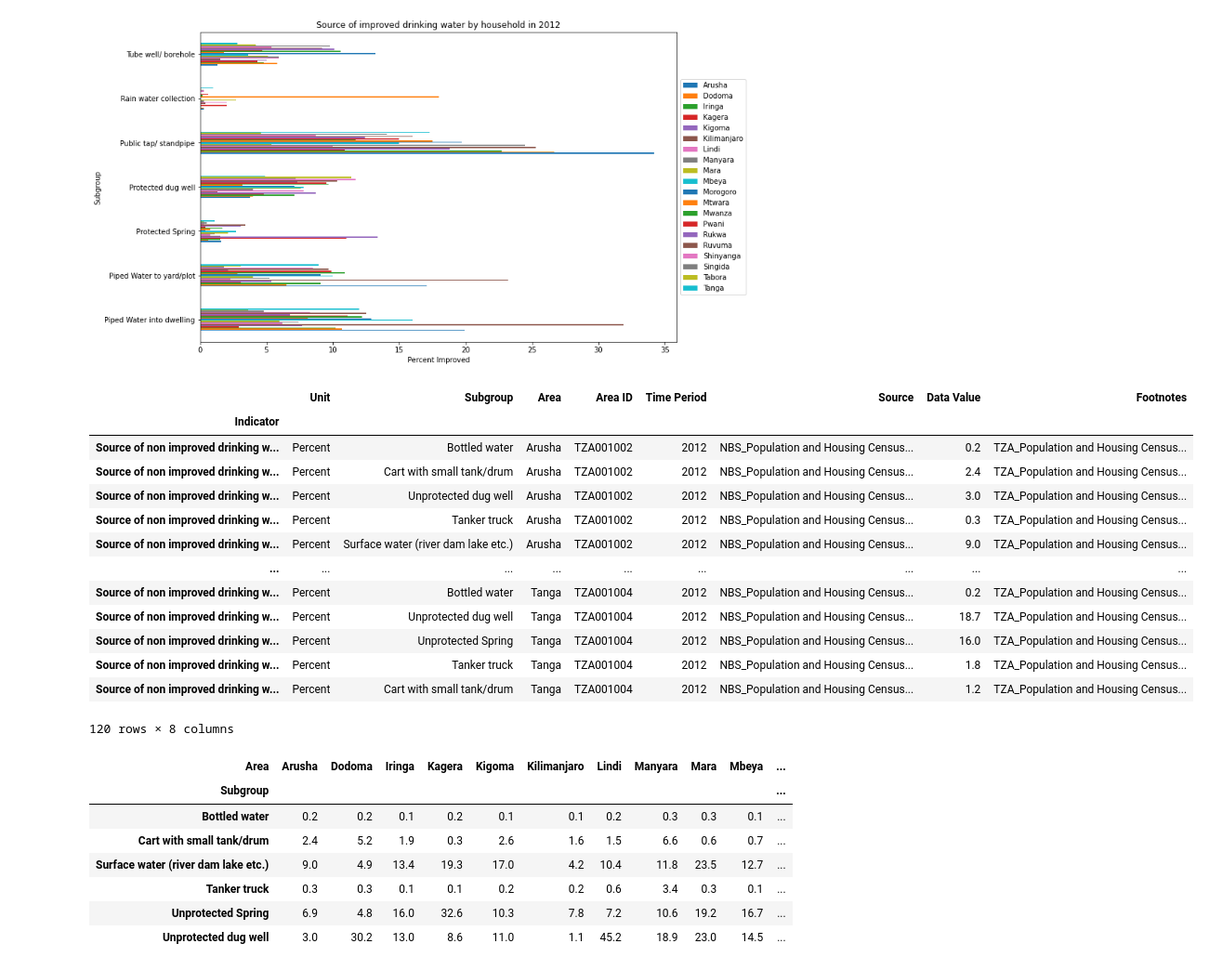
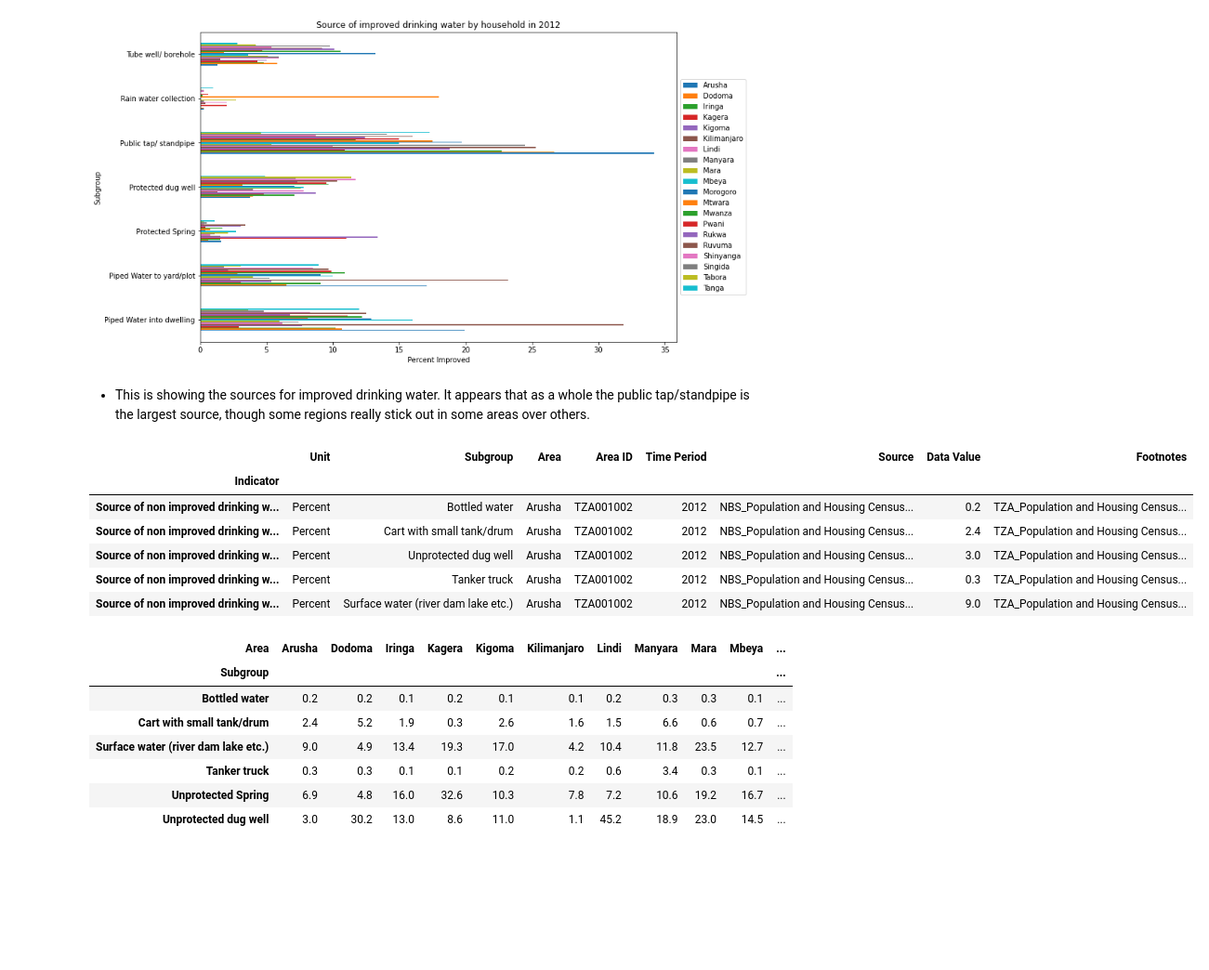
Before and after one commit to kalebts/Tanzania-Group-Project, a Jupyter notebook: Jackie.ipynb, the cells around one changed output. Shown at 93% size. Drawn from its saved outputs; the diff is of its cells as text; code cells hidden in the pictures; blank space fills up the shorter version.

```diff
--- a/Jackie.ipynb
+++ b/Jackie.ipynb
@@ -619,33 +618,29 @@ plt.legend(loc='center left', bbox_to_anchor=(1, 0.5))
 plt.savefig('./images_jp/improved water source.png', transparent=True, bbox_inches = 'tight');
 # %% [output]
 [figure]
+# %% [markdown]
+- This is showing the sources for improved drinking water. It appears that as a whole the public tap/standpipe is the largest source, though some regions really stick out in some areas over others.
 # %%
 water_source_non_impr = water.loc['Source of non improved drinking water by households'].sort_values(by='Area')
 water_source_non_impr = water_source_non_impr[water_source_non_impr['Area ID']!='TZA001002006'].sort_values(by='Subgroup')
 water_source_non_impr = water_source_non_impr[water_source_non_impr['Area ID']!='TZA001013002'].sort_values(by='Area')
 water_source_non_impr = water_source_non_impr[water_source_non_impr['Area ID']!='TZA001005002'].sort_values(by='Area')
 water_source_non_impr = water_source_non_impr[water_source_non_impr['Area ID']!='TZA001025001'].sort_values(by='Area')
 water_source_non_impr = water_source_non_impr[water_source_non_impr['Area']!='Simiyu']
 water_source_non_impr = water_source_non_impr[water_source_non_impr['Area']!='Njombe']
 water_source_non_impr = water_source_non_impr[water_source_non_impr['Area']!='Katavi']
 water_source_non_impr = water_source_non_impr[water_source_non_impr['Area']!='Geita']
 water_source_non_impr = water_source_non_impr[water_source_non_impr['Subgroup']!='Non-Improved']
-water_source_non_impr
+water_source_non_impr.head()   # filtering out duplicate regions and regions not in water pump dataset
+# also removing the 'non-improved' section due to redundancy
 # %% [output]
 |  | Unit | Subgroup | Area | Area ID | Time Period | Source | Data Value | Footnotes |
 | Indicator |  |  |  |  |  |  |  |  |
 | Source of non improved drinking w... | Percent | Bottled water | Arusha | TZA001002 | 2012 | NBS_Population and Housing Census... | 0.2 | TZA_Population and Housing Census... |
 | Source of non improved drinking w... | Percent | Cart with small tank/drum | Arusha | TZA001002 | 2012 | NBS_Population and Housing Census... | 2.4 | TZA_Population and Housing Census... |
 | Source of non improved drinking w... | Percent | Unprotected dug well | Arusha | TZA001002 | 2012 | NBS_Population and Housing Census... | 3.0 | TZA_Population and Housing Census... |
 | Source of non improved drinking w... | Percent | Tanker truck | Arusha | TZA001002 | 2012 | NBS_Population and Housing Census... | 0.3 | TZA_Population and Housing Census... |
 | Source of non improved drinking w... | Percent | Surface water (river dam lake etc.) | Arusha | TZA001002 | 2012 | NBS_Population and Housing Census... | 9.0 | TZA_Population and Housing Census... |
-| ... | ... | ... | ... | ... | ... | ... | ... | ... |
-| Source of non improved drinking w... | Percent | Bottled water | Tanga | TZA001004 | 2012 | NBS_Population and Housing Census... | 0.2 | TZA_Population and Housing Census... |
-| Source of non improved drinking w... | Percent | Unprotected dug well | Tanga | TZA001004 | 2012 | NBS_Population and Housing Census... | 18.7 | TZA_Population and Housing Census... |
-| Source of non improved drinking w... | Percent | Unprotected Spring | Tanga | TZA001004 | 2012 | NBS_Population and Housing Census... | 16.0 | TZA_Population and Housing Census... |
-| Source of non improved drinking w... | Percent | Tanker truck | Tanga | TZA001004 | 2012 | NBS_Population and Housing Census... | 1.8 | TZA_Population and Housing Census... |
-| Source of non improved drinking w... | Percent | Cart with small tank/drum | Tanga | TZA001004 | 2012 | NBS_Population and Housing Census... | 1.2 | TZA_Population and Housing Census... |
-120 rows × 8 columns
 # %%
 water_source_non_impr_table = water_source_non_impr.pivot_table(values='Data Value', columns='Area', index='Subgroup')
 water_source_non_impr_table
```
Also changed, not shown: parts of 44 cells of this notebook, 6 other files.
